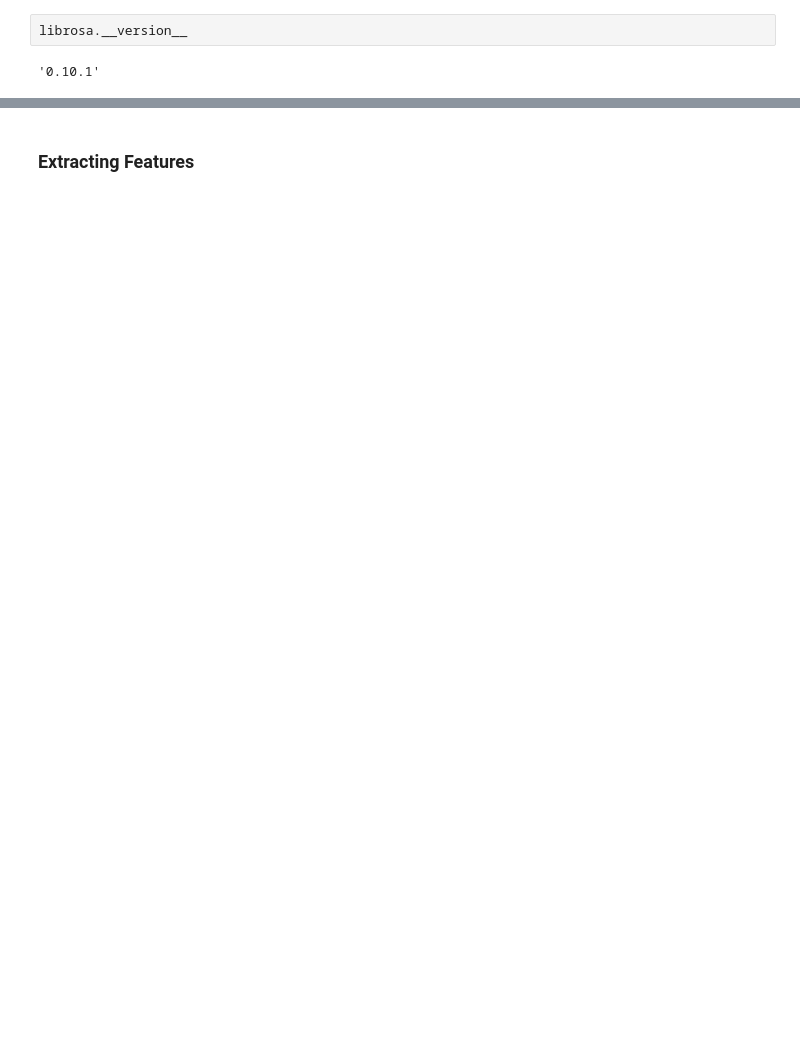
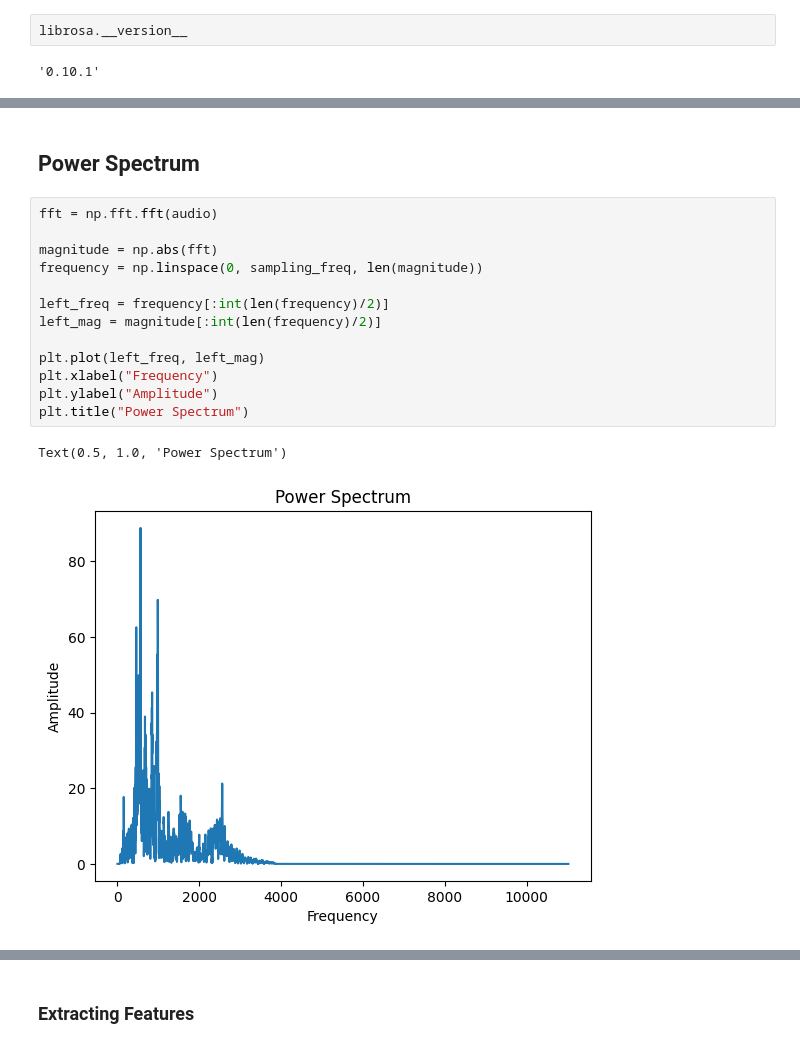
Before and after one commit to karank85/speech-recognition, a Jupyter notebook: Project_2_Non_DL_Speech_Recognition.ipynb, the cells around one changed output, grey strips where cells are left out. Drawn from its saved outputs; the diff is of its cells as text; blank space fills up the shorter version.

```diff
--- a/Project_2_Non_DL_Speech_Recognition.ipynb
+++ b/Project_2_Non_DL_Speech_Recognition.ipynb
@@ -97,0 +158,18 @@ True
+# %% [markdown]
+## Power Spectrum
+# %%
+fft = np.fft.fft(audio)
+
+magnitude = np.abs(fft)
+frequency = np.linspace(0, sampling_freq, len(magnitude))
+
+left_freq = frequency[:int(len(frequency)/2)]
+left_mag = magnitude[:int(len(frequency)/2)]
+
+plt.plot(left_freq, left_mag)
+plt.xlabel("Frequency")
+plt.ylabel("Amplitude")
+plt.title("Power Spectrum")
+# %% [output]
+Text(0.5, 1.0, 'Power Spectrum')
+[figure, added]
```
Also changed, not shown: parts of 32 cells of this notebook.
